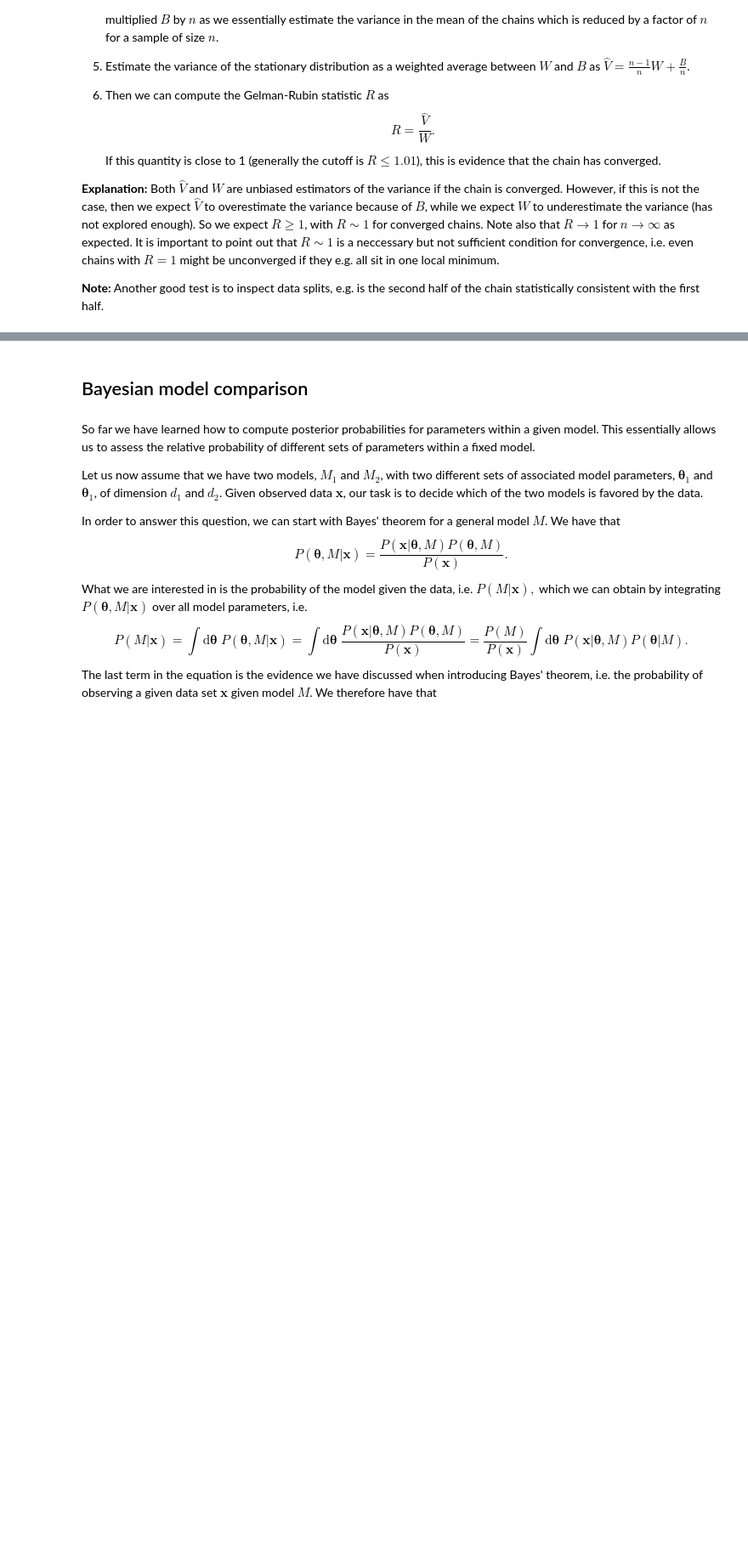
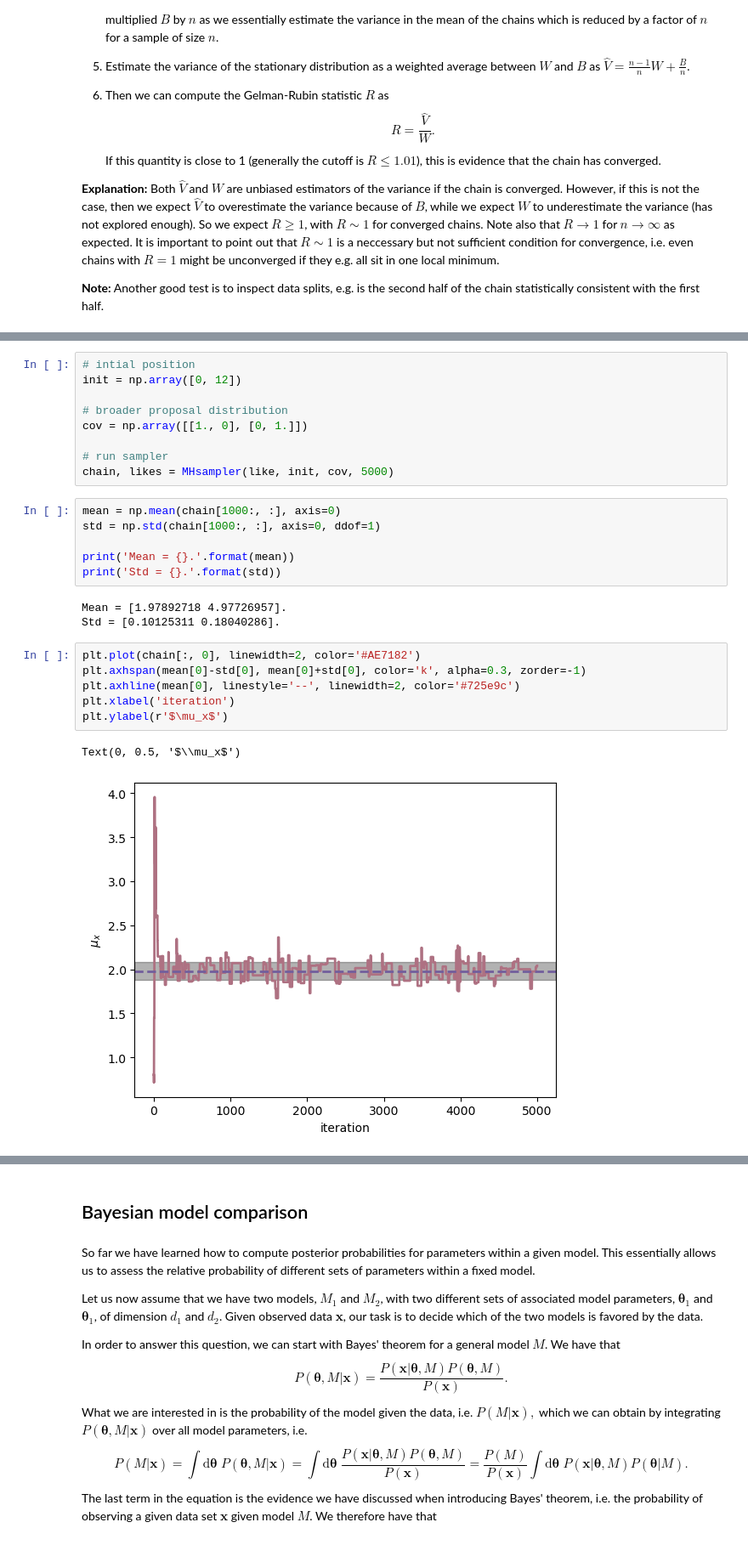
Before and after one commit to hou-physics/stat_methods_AIfA_2024_group_07, a Jupyter notebook: lecture_09/L09_MCMC-analysis.ipynb, the cells around one changed output, grey strips where cells are left out. Shown: that part at 85% size. Saved outputs shown, nothing was run; the diff lists cells and outputs as text; blank space fills up the shorter version.

```diff
--- a/lecture_09/L09_MCMC-analysis.ipynb
+++ b/lecture_09/L09_MCMC-analysis.ipynb
@@ -171,0 +226,27 @@ The procedure is as follows:
+# %%
+# intial position
+init = np.array([0, 12])
+
+# broader proposal distribution
+cov = np.array([[1., 0], [0, 1.]])
+
+# run sampler
+chain, likes = MHsampler(like, init, cov, 5000)
+# %%
+mean = np.mean(chain[1000:, :], axis=0)
+std = np.std(chain[1000:, :], axis=0, ddof=1)
+
+print('Mean = {}.'.format(mean))
+print('Std = {}.'.format(std))
+# %% [output]
+Mean = [1.97892718 4.97726957].
+Std = [0.10125311 0.18040286].
+# %%
+plt.plot(chain[:, 0], linewidth=2, color='#AE7182')
+plt.axhspan(mean[0]-std[0], mean[0]+std[0], color='k', alpha=0.3, zorder=-1)
+plt.axhline(mean[0], linestyle='--', linewidth=2, color='#725e9c')
+plt.xlabel('iteration')
+plt.ylabel(r'$\mu_x$')
+# %% [output]
+Text(0, 0.5, '$\\mu_x$')
+[figure, added]
```
Also changed, not shown: parts of 24 cells of this notebook.
